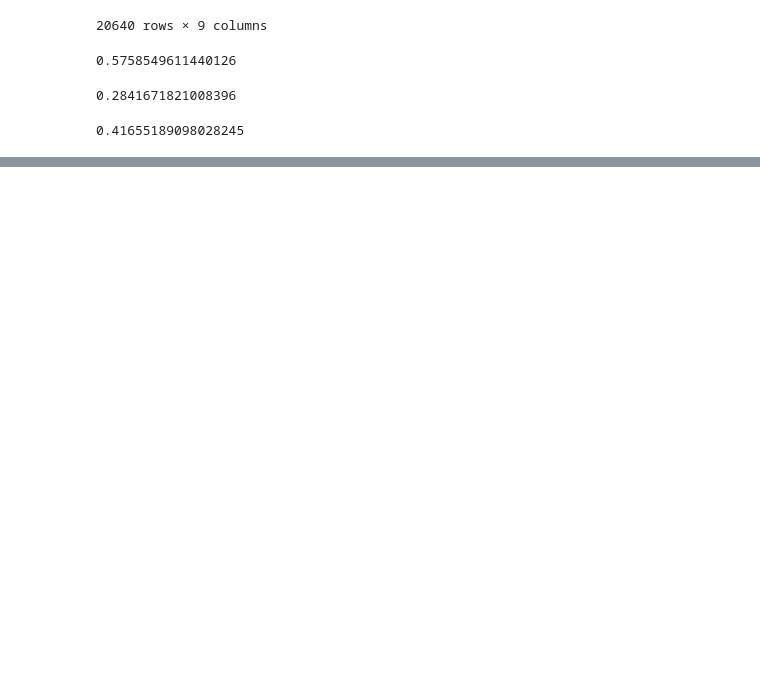
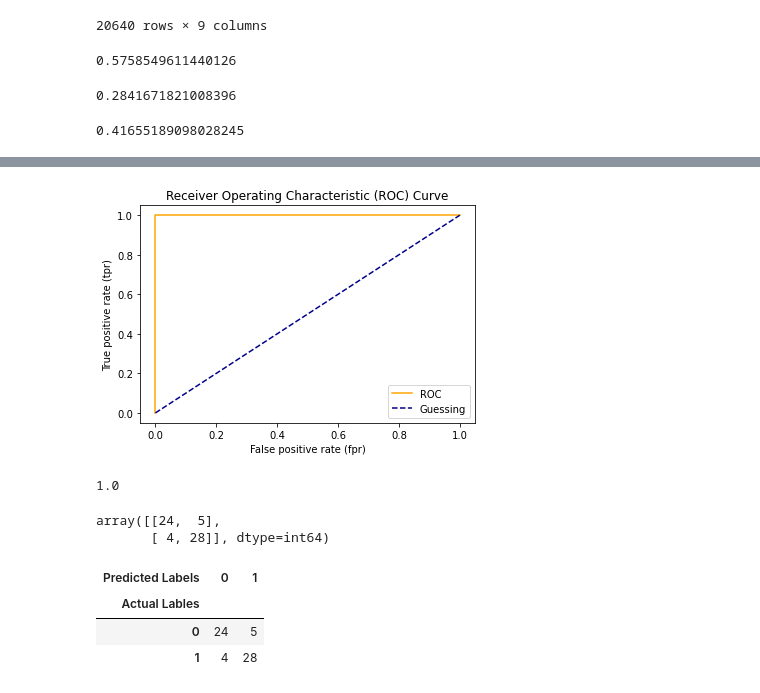
Before and after one commit to Daynil/ztm-machine-learning, a Jupyter notebook: intro-to-scikit-learn.ipynb, the cells around one changed output, grey strips where cells are left out. Drawn from its saved outputs; the diff is of its cells as text; code cells hidden in the pictures; blank space fills up the shorter version.

```diff
--- a/intro-to-scikit-learn.ipynb
+++ b/intro-to-scikit-learn.ipynb
@@ -658,0 +845,26 @@ model.score(X_test, y_test)
+# %%
+# Plot perfect ROC curve and AUC
+fpr, tpr, thresholds = roc_curve(y_test, y_test)
+plot_roc_curve(fpr, tpr)
+# %% [output]
+[figure, added]
+# %%
+roc_auc_score(y_test, y_test)
+# %% [output]
+1.0
+# %%
+from sklearn.metrics import confusion_matrix
+
+y_preds = model.predict(X_test)
+
+confusion_matrix(y_test, y_preds)
+# %% [output]
+array([[24,  5],
+       [ 4, 28]], dtype=int64)
+# %%
+pd.crosstab(y_test, y_preds, rownames=['Actual Lables'], colnames=['Predicted Labels'])
+# %% [output]
+| Predicted Labels | 0 | 1 |
+| Actual Lables |  |  |
+| 0 | 24 | 5 |
+| 1 | 4 | 28 |
```
Also changed, not shown: parts of 90 cells of this notebook, 3 other files.
